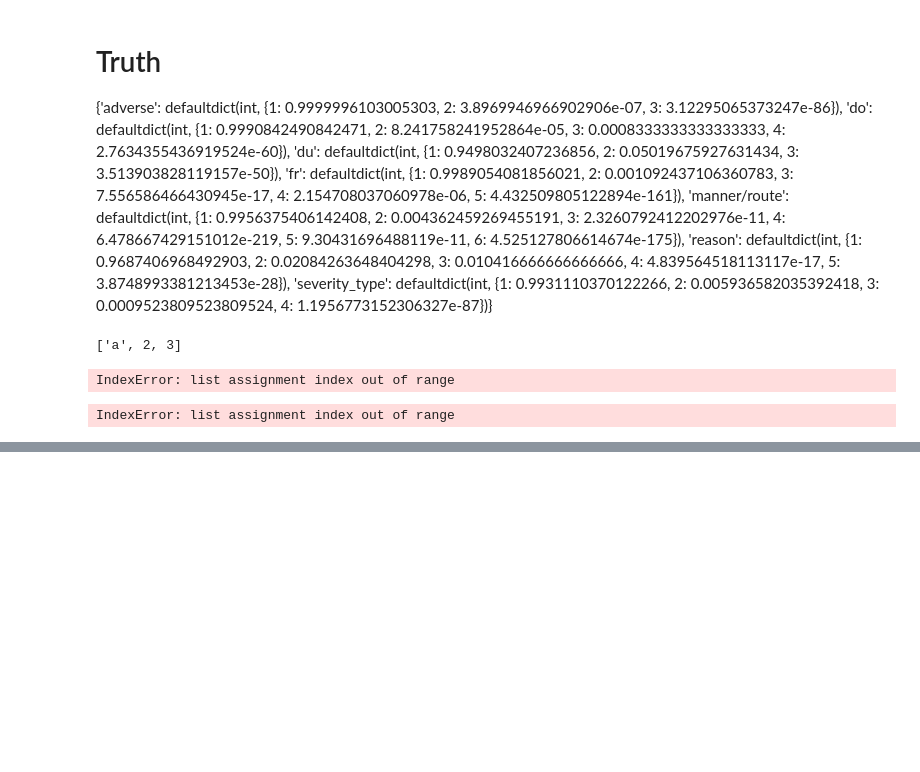
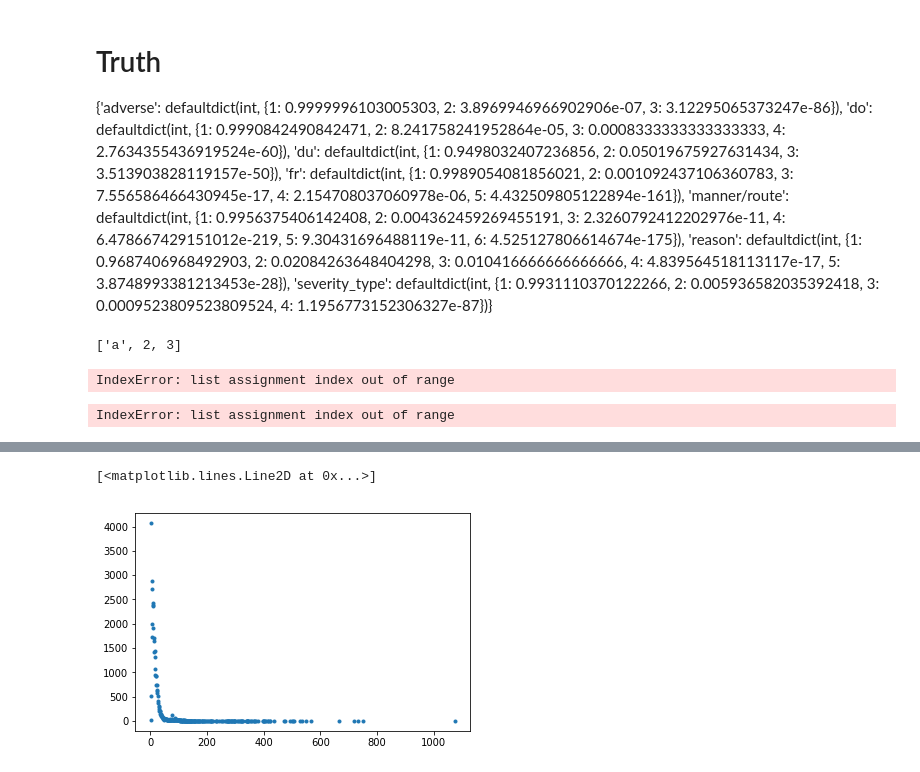
Before and after one commit to abchapman93/MADE_relations, a Jupyter notebook: Data Exploration.ipynb, the cells around one changed output, grey strips where cells are left out. Drawn from its saved outputs; the diff is of its cells as text; code cells hidden in the pictures; blank space fills up the shorter version.

```diff
--- a/Data Exploration.ipynb
+++ b/Data Exploration.ipynb
@@ -1250,0 +1271,10 @@ IndexError: list assignment index out of range
+# %%
+sent_lengths = []
+# Let's look at sentence length
+for rpt_id, doc in docs.items():
+    for sent in doc._sentences.values():
+        length = len(sent)
+        sent_lengths.append(length)
+# %%
+from collections import Counter
+counter = Counter(sent_lengths)
@@ -1250,0 +1304,6 @@ IndexError: list assignment index out of range
+# %%
+x,y = zip(*counter.items())
+plt.plot(x, y, marker='.', linestyle='none')
+# %% [output]
+[<matplotlib.lines.Line2D at 0x...>]
+[figure, added]
```
Also changed, not shown: parts of 4 cells of this notebook, 4 other files.
